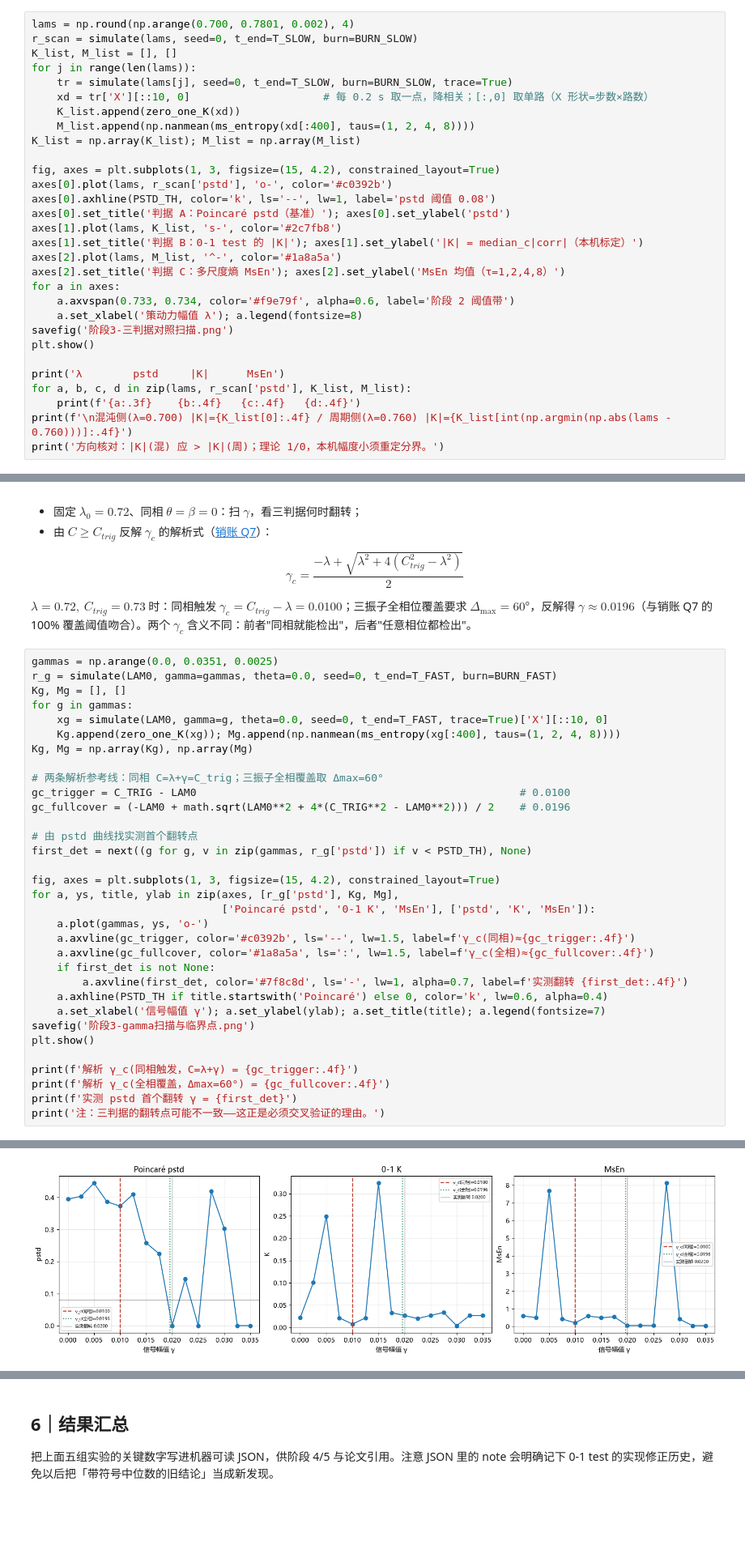
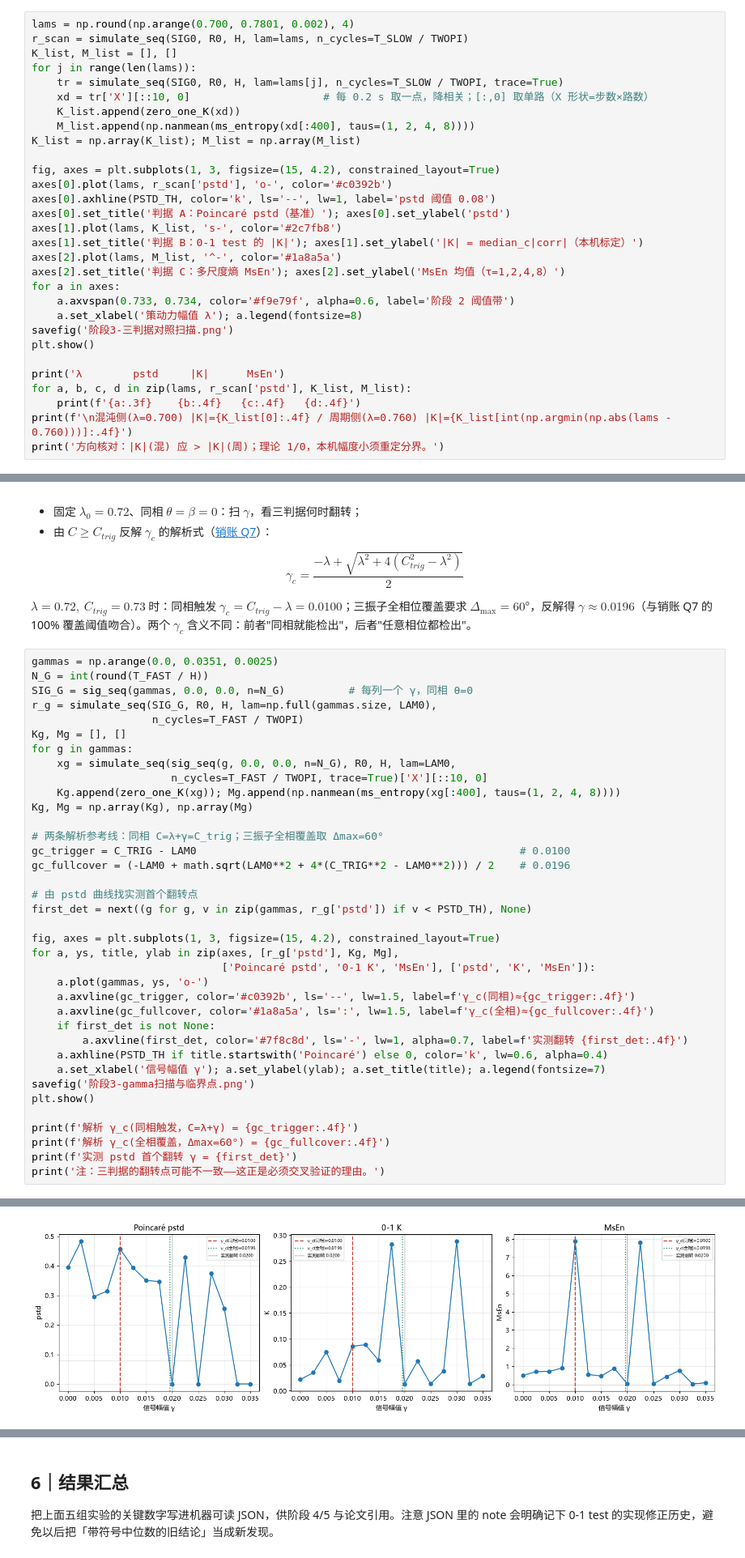
Before and after one commit to riparianhaven/Graduation-Project, a Jupyter notebook: learn/3.ipynb, the cells around one changed output, grey strips where cells are left out. Shown at 81% size. Drawn from its saved outputs; the diff is of its cells as text; blank space fills up the shorter version.

```diff
--- a/learn/3.ipynb
+++ b/learn/3.ipynb
@@ -246,10 +328,10 @@ $$K=\mathrm{median}_c\big(|K_c|\big)=\mathrm{median}_c\big(|\mathrm{corr}(n,M_c(
 看能否复现阶段 2 的跨越区间（0.733–0.734）。**这里故意用 1200 s 长窗**：$\lambda$ 靠近 $\lambda_c$ 时瞬态可达数百秒，短窗会把 $\lambda=0.735$、0.75、0.775 这类点误判成混沌。图分三栏：pstd（基准）/ |K| / MsEn；下方表格给数值，「方向核对」一行检查两态次序。
 # %%
 lams = np.round(np.arange(0.700, 0.7801, 0.002), 4)
-r_scan = simulate(lams, seed=0, t_end=T_SLOW, burn=BURN_SLOW)
+r_scan = simulate_seq(SIG0, R0, H, lam=lams, n_cycles=T_SLOW / TWOPI)
 K_list, M_list = [], []
 for j in range(len(lams)):
-    tr = simulate(lams[j], seed=0, t_end=T_SLOW, burn=BURN_SLOW, trace=True)
+    tr = simulate_seq(SIG0, R0, H, lam=lams[j], n_cycles=T_SLOW / TWOPI, trace=True)
     xd = tr['X'][::10, 0]                     # 每 0.2 s 取一点，降相关；[:,0] 取单路（X 形状=步数×路数）
     K_list.append(zero_one_K(xd))
     M_list.append(np.nanmean(ms_entropy(xd[:400], taus=(1, 2, 4, 8))))
@@ -354,40 +438,44 @@ $$\gamma_c=\frac{-\lambda+\sqrt{\lambda^2+4(C_{trig}^2-\lambda^2)}}{2}$$
 $\lambda=0.72,\ C_{trig}=0.73$ 时：同相触发 $\gamma_c=C_{trig}-\lambda=\mathbf{0.0100}$；三振子全相位覆盖要求 $\Delta_{\max}=60°$，反解得 $\gamma\approx\mathbf{0.0196}$（与销账 Q7 的 100% 覆盖阈值吻合）。两个 $\gamma_c$ 含义不同：前者"同相就能检出"，后者"任意相位都检出"。
 # %%
 gammas = np.arange(0.0, 0.0351, 0.0025)
-r_g = simulate(LAM0, gamma=gammas, theta=0.0, seed=0, t_end=T_FAST, burn=BURN_FAST)
+N_G = int(round(T_FAST / H))
+SIG_G = sig_seq(gammas, 0.0, 0.0, n=N_G)          # 每列一个 γ，同相 θ=0
+r_g = simulate_seq(SIG_G, R0, H, lam=np.full(gammas.size, LAM0),
+                   n_cycles=T_FAST / TWOPI)
 Kg, Mg = [], []
 for g in gammas:
-    xg = simulate(LAM0, gamma=g, theta=0.0, seed=0, t_end=T_FAST, trace=True)['X'][::10, 0]
+    xg = simulate_seq(sig_seq(g, 0.0, 0.0, n=N_G), R0, H, lam=LAM0,
+                      n_cycles=T_FAST / TWOPI, trace=True)['X'][::10, 0]
     Kg.append(zero_one_K(xg)); Mg.append(np.nanmean(ms_entropy(xg[:400], taus=(1, 2, 4, 8))))
 Kg, Mg = np.array(Kg), np.array(Mg)
 
 # 两条解析参考线：同相 C=λ+γ=C_trig；三振子全相覆盖取 Δmax=60°
 gc_trigger = C_TRIG - LAM0                                                   # 0.0100
 gc_fullcover = (-LAM0 + math.sqrt(LAM0**2 + 4*(C_TRIG**2 - LAM0**2))) / 2    # 0.0196
 
 # 由 pstd 曲线找实测首个翻转点
 first_det = next((g for g, v in zip(gammas, r_g['pstd']) if v < PSTD_TH), None)
 
 fig, axes = plt.subplots(1, 3, figsize=(15, 4.2), constrained_layout=True)
 for a, ys, title, ylab in zip(axes, [r_g['pstd'], Kg, Mg],
                               ['Poincaré pstd', '0-1 K', 'MsEn'], ['pstd', 'K', 'MsEn']):
     a.plot(gammas, ys, 'o-')
     a.axvline(gc_trigger, color='#c0392b', ls='--', lw=1.5, label=f'γ_c(同相)≈{gc_trigger:.4f}')
     a.axvline(gc_fullcover, color='#1a8a5a', ls=':', lw=1.5, label=f'γ_c(全相)≈{gc_fullcover:.4f}')
     if first_det is not None:
         a.axvline(first_det, color='#7f8c8d', ls='-', lw=1, alpha=0.7, label=f'实测翻转 {first_det:.4f}')
     a.axhline(PSTD_TH if title.startswith('Poincaré') else 0, color='k', lw=0.6, alpha=0.4)
     a.set_xlabel('信号幅值 γ'); a.set_ylabel(ylab); a.set_title(title); a.legend(fontsize=7)
 savefig('阶段3-gamma扫描与临界点.png')
 plt.show()
 
 print(f'解析 γ_c(同相触发，C=λ+γ) = {gc_trigger:.4f}')
 print(f'解析 γ_c(全相覆盖，Δmax=60°) = {gc_fullcover:.4f}')
 print(f'实测 pstd 首个翻转 γ = {first_det}')
 print('注：三判据的翻转点可能不一致——这正是必须交叉验证的理由。')
 # %% [output]
 [图] C:\Users\22902\WorkBuddy\毕设\复现输出\阶段3-gamma扫描与临界点.png
-[figure, old version]
+[figure, new version]
 解析 γ_c(同相触发，C=λ+γ) = 0.0100
 解析 γ_c(全相覆盖，Δmax=60°) = 0.0196
 实测 pstd 首个翻转 γ = 0.02
```
Also changed, not shown: parts of 9 cells of this notebook, 58 other files.
